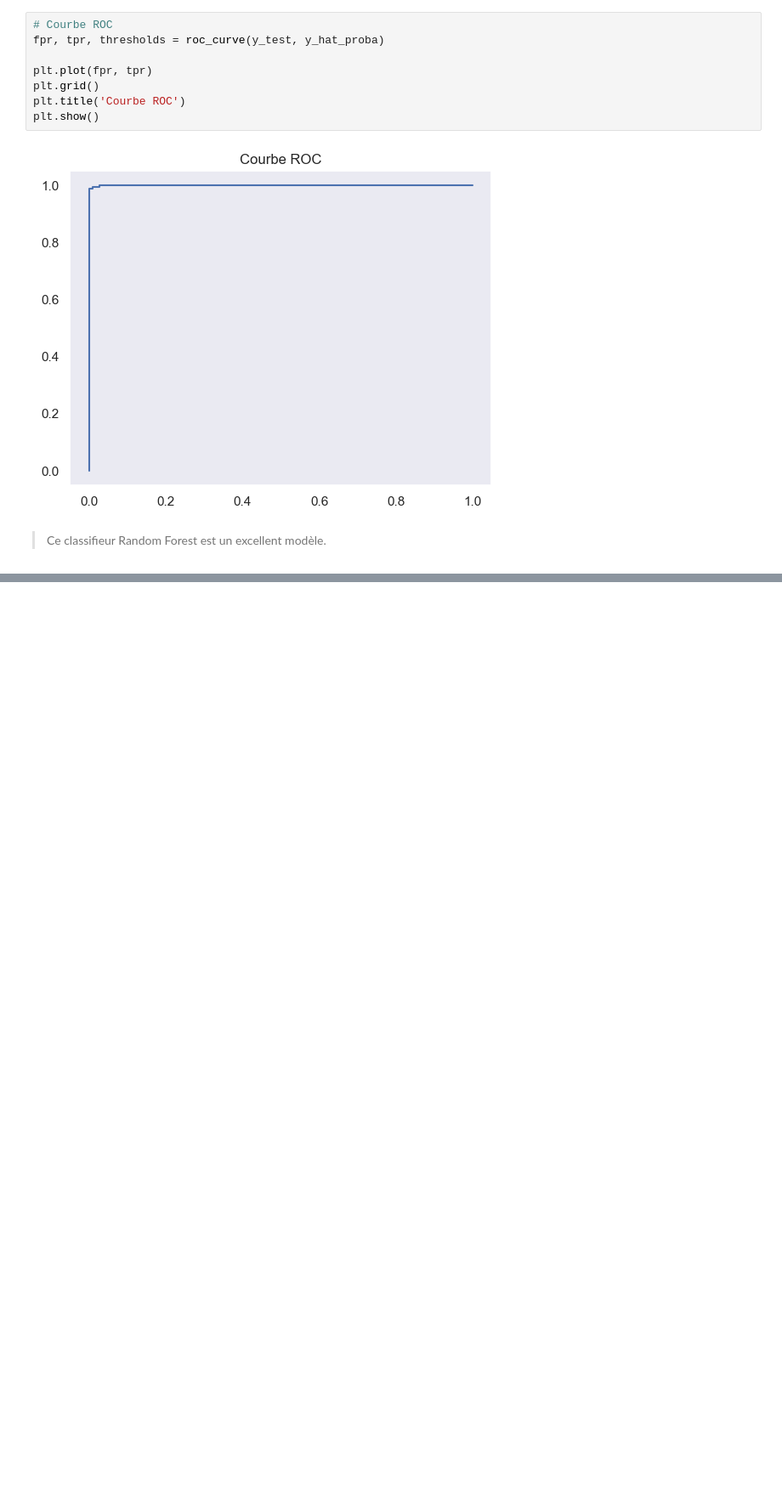
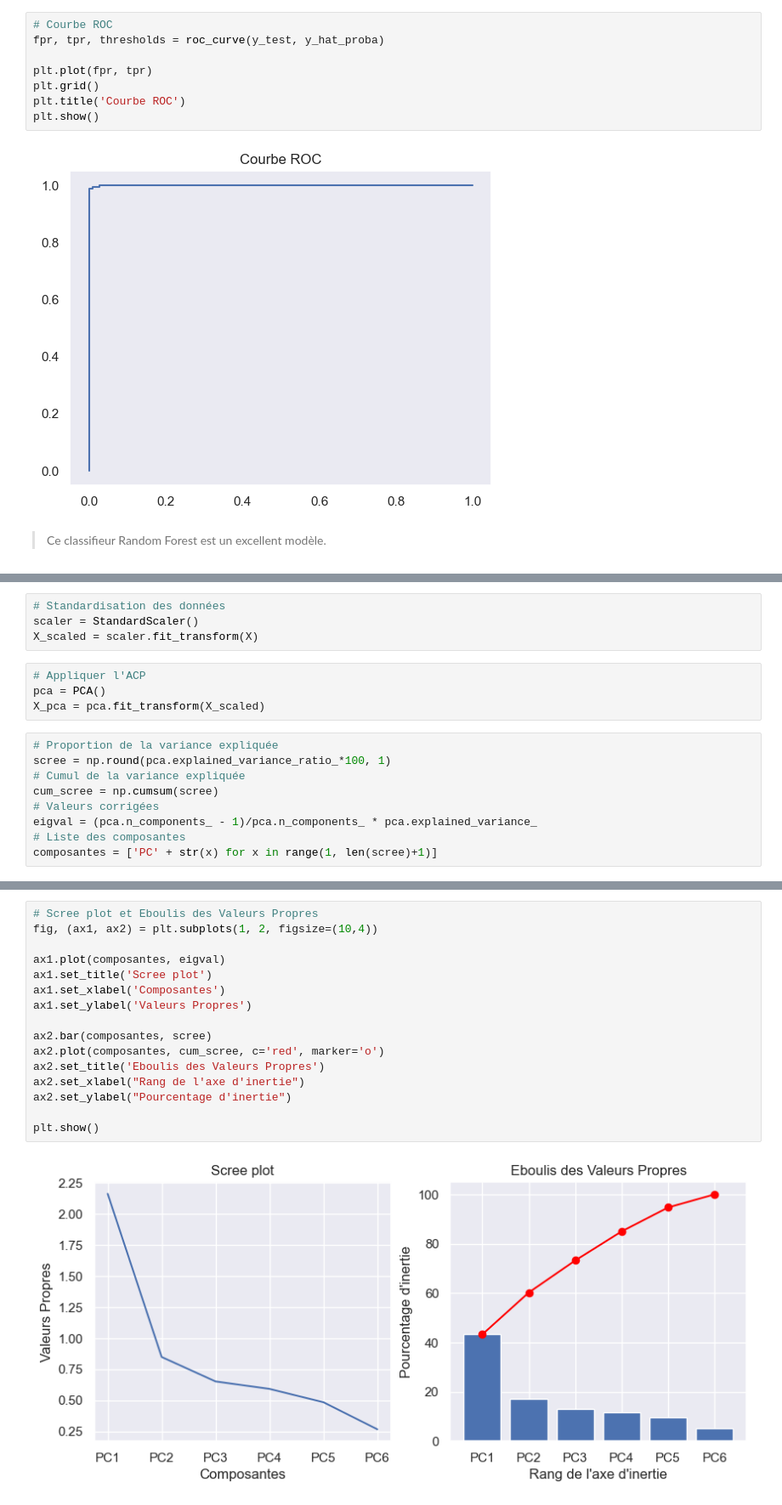
Before and after one commit to lengocduyvu/oncfm-detection-faux-billets, a Jupyter notebook: notebooks/oncfm-analyse.ipynb, the cells around one changed output, grey strips where cells are left out. Shown at 85% size. Drawn from its saved outputs; the diff is of its cells as text; blank space fills up the shorter version.

```diff
--- a/notebooks/oncfm-analyse.ipynb
+++ b/notebooks/oncfm-analyse.ipynb
@@ -612,0 +626,17 @@ plt.show()
+# %%
+# Standardisation des données
+scaler = StandardScaler()
+X_scaled = scaler.fit_transform(X)
+# %%
+# Appliquer l'ACP
+pca = PCA()
+X_pca = pca.fit_transform(X_scaled)
+# %%
+# Proportion de la variance expliquée
+scree = np.round(pca.explained_variance_ratio_*100, 1)
+# Cumul de la variance expliquée
+cum_scree = np.cumsum(scree)
+# Valeurs corrigées
+eigval = (pca.n_components_ - 1)/pca.n_components_ * pca.explained_variance_
+# Liste des composantes
+composantes = ['PC' + str(x) for x in range(1, len(scree)+1)]
@@ -612,0 +663,18 @@ plt.show()
+# %%
+# Scree plot et Eboulis des Valeurs Propres
+fig, (ax1, ax2) = plt.subplots(1, 2, figsize=(10,4))
+
+ax1.plot(composantes, eigval)
+ax1.set_title('Scree plot')
+ax1.set_xlabel('Composantes')
+ax1.set_ylabel('Valeurs Propres')
+
+ax2.bar(composantes, scree)
+ax2.plot(composantes, cum_scree, c='red', marker='o')
+ax2.set_title('Eboulis des Valeurs Propres')
+ax2.set_xlabel("Rang de l'axe d'inertie")
+ax2.set_ylabel("Pourcentage d'inertie")
+
+plt.show()
+# %% [output]
+[figure, added]
```
Also changed, not shown: parts of 11 cells of this notebook.
